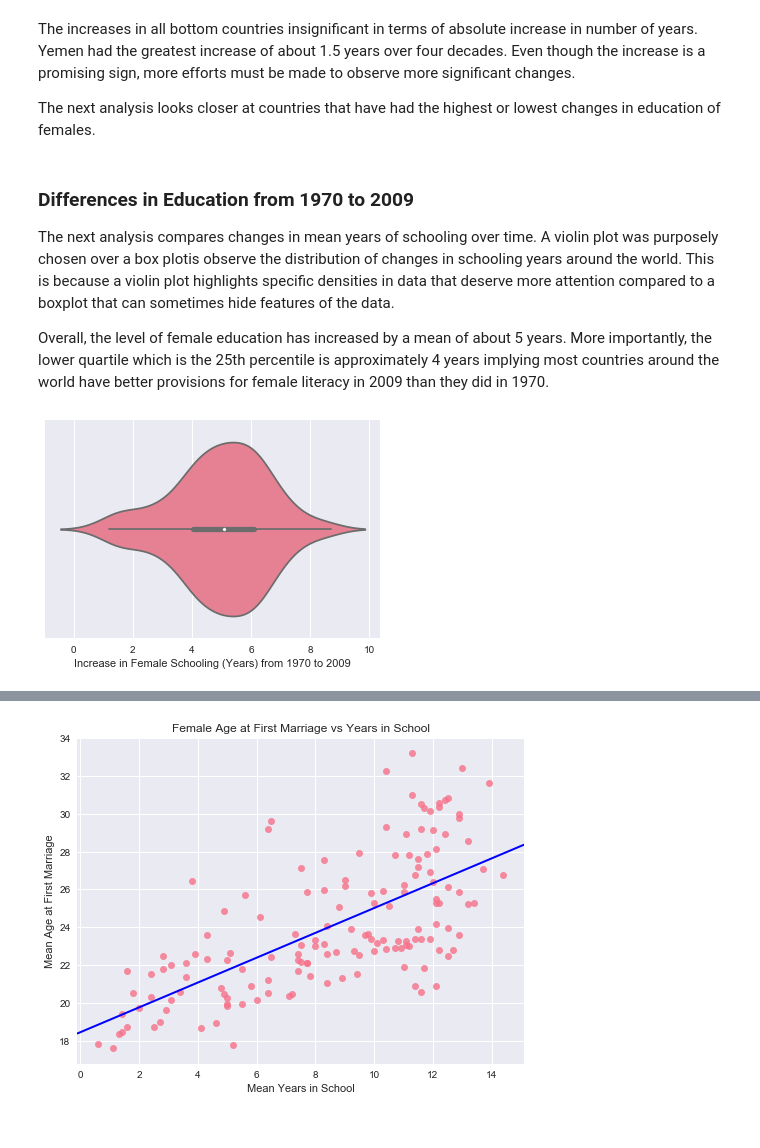
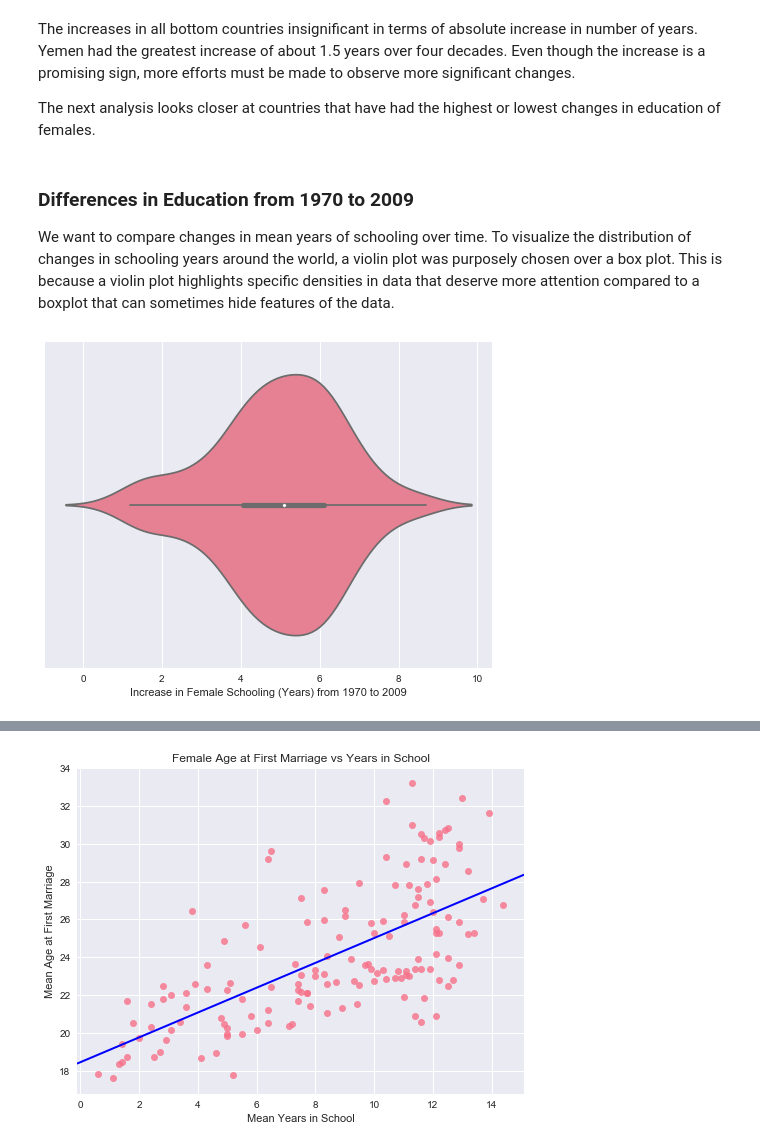
Before and after one commit to devanshmalik/Female_Autonomy_in_Society_Analysis, a Jupyter notebook: effects_of_female_autonomy_around_world.ipynb, the cells around one changed output, grey strips where cells are left out. Saved outputs shown, nothing was run; the diff lists cells and outputs as text; code cells hidden in the pictures.

```diff
--- a/effects_of_female_autonomy_around_world.ipynb
+++ b/effects_of_female_autonomy_around_world.ipynb
@@ -359,14 +385,13 @@ The increases in all bottom countries insignificant in terms of absolute increas
 The next analysis looks closer at countries that have had the highest or lowest changes in education of females.
 # %% [markdown]
 ### Differences in Education from 1970 to 2009
-The next analysis compares changes in mean years of schooling over time. A violin plot was purposely chosen over a box plotis observe the distribution of changes in schooling years around the world. This is because a violin plot highlights specific densities in data that deserve more attention compared to a boxplot that can sometimes hide features of the data.
-
-Overall, the level of female education has increased by a mean of about 5 years. More importantly, the lower quartile which is the 25th percentile is approximately 4 years implying most countries around the world have better provisions for female literacy in 2009 than they did in 1970.
+We want to compare changes in mean years of schooling over time. To visualize the distribution of changes in schooling years around the world, a violin plot was purposely chosen over a box plot. This is because a violin plot highlights specific densities in data that deserve more attention compared to a boxplot that can sometimes hide features of the data.
 # %%
 # Create new column of difference in mean years between 2009 and 1970
 df_school['Diff'] = df_school["2009"] - df_school["1970"]
 
+fig, ax = plt.subplots(figsize=(8,6))
 sns.violinplot(x='Diff', data=df_school)
 plt.xlabel('Increase in Female Schooling (Years) from 1970 to 2009');
 # %% [output]
-[figure, old version]
+[figure, new version]
```
Also changed, not shown: parts of 64 cells of this notebook, 1 other file.
